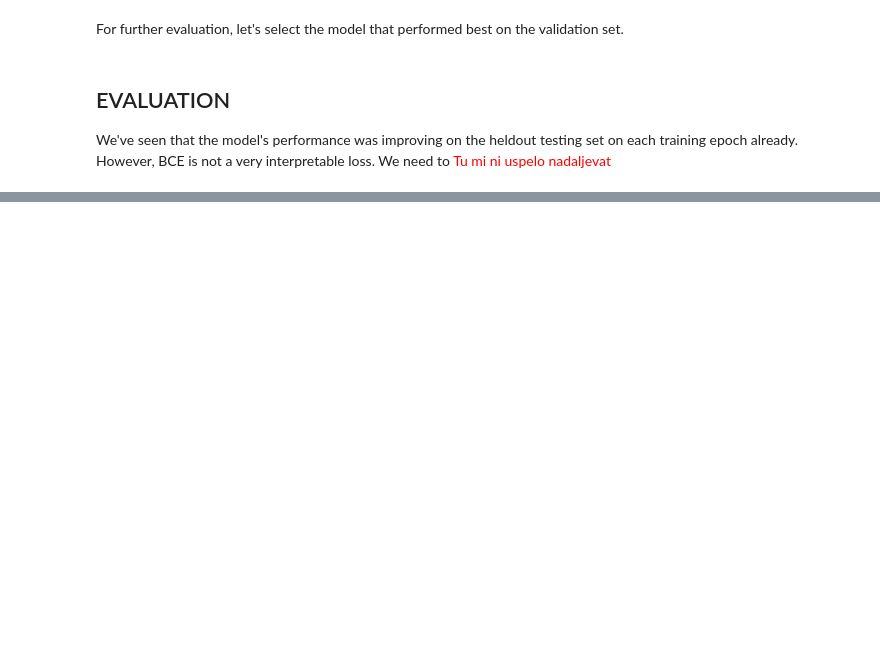
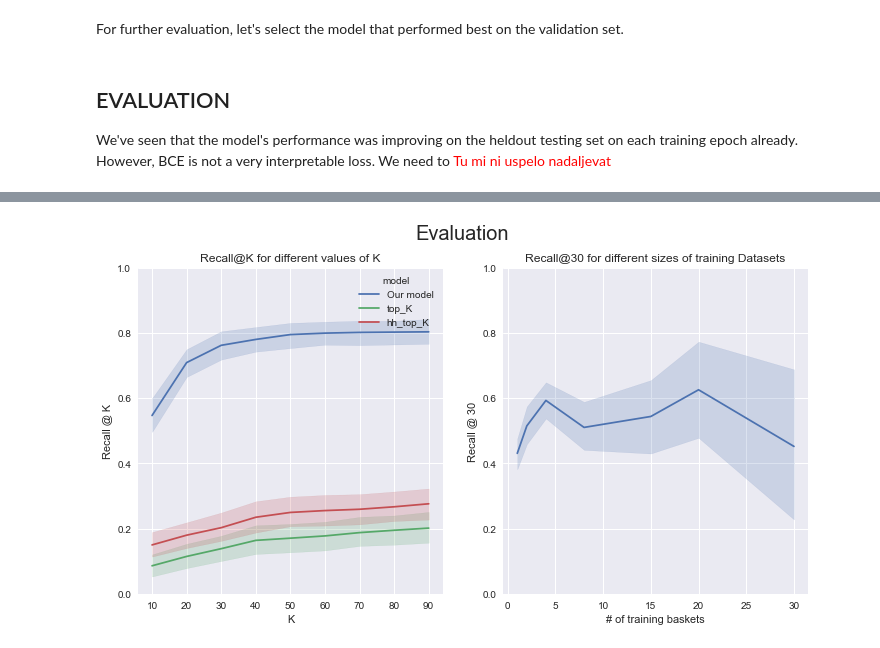
Before and after one commit to MarusaOrazem/MLG_project, a Jupyter notebook: Models/Working Colab.ipynb, the cells around one changed output, grey strips where cells are left out. Saved outputs shown, nothing was run; the diff lists cells and outputs as text; code cells hidden in the pictures; blank space fills up the shorter version.

Commit message:
implemented recall and baselines.

```diff
--- a/Models/Working Colab.ipynb
+++ b/Models/Working Colab.ipynb
@@ -722,0 +731,84 @@ results = RatK(model, test_loader, True)
+# %%
+GLOBAL_VALUE_COUNTS = original_csv.PRODUCT_ID.value_counts()
+def top_K(K):
+    codes = list(GLOBAL_VALUE_COUNTS[:K].reset_index()['index'])
+    pred = torch.zeros(num_all_unique_items)
+    for code in codes:
+        pred[reverse_uid[str(code)]] = 1
+    return pred
+
+
+def hh_top(K, Xbaskets):
+    total = torch.zeros(num_all_unique_items)
+    for batch in Xbaskets[:-1]:
+        total += batch.y.to_dense()
+    indices = torch.argsort(total, descending=True)[:K]
+    pred = torch.zeros(num_all_unique_items)
+    for i in indices:
+        pred[i] = 1
+    return pred
+# %%
+def baselines(model, top_K, hh_top, test_loader, show_plot=True, save_fig=False):
+    results2 = {'#baskets' : [], 'R@30' : []}
+    for batch in tqdm(test_loader, desc='Calculating effect of X-size'):
+        ids = torch.tensor([int(i[0]) for i in list(batch[-1].id.values())])
+        model.eval()
+        for size in [1,2,4,8,15,20,30]:
+            try:
+                train_list = batch[:size]
+                target = batch[size]
+                with torch.no_grad():
+                    output = model(train_list, ids)
+                results2['#baskets'].append(size)
+                results2['R@30'].append(sum(el in torch.argsort(output, descending=True)[:30] for el in  target.y.to_dense().nonzero())/len(target.y.to_dense().nonzero()))
+            except IndexError: continue
+
+
+
+
+    results = {'model' : [], 'K' : [], 'R@K' : []}
+    for batch in tqdm(test_loader, desc='Calculating baselines'):
+        ids = torch.tensor([int(i[0]) for i in list(batch[-1].id.values())])
+        train_list = batch[:-1]
+        model.eval()
+        with torch.no_grad():
+            my_outout = model(train_list, ids)
+        for K in range(10,100,10):
+            results['model'].append('Our model')
+            results['K'].append(K)
+            results['R@K'].append(sum(el in torch.argsort(my_outout, descending=True)[:K] for el in batch[-1].y.to_dense().nonzero())/len(batch[-1].y.to_dense().nonzero()))
+
+            pred_topK = top_K(K)
+            results['model'].append('top_K')
+            results['K'].append(K)
+            results['R@K'].append(sum(el in torch.argsort(pred_topK, descending=True)[:K] for el in batch[-1].y.to_dense().nonzero())/len(batch[-1].y.to_dense().nonzero()))
+
+            results['model'].append('hh_top_K')
+            results['K'].append(K)
+            pred_hh_top = hh_top(K, train_list)
+            results['R@K'].append(sum(el in torch.argsort(pred_hh_top, descending=True)[:K] for el in batch[-1].y.to_dense().nonzero())/len(batch[-1].y.to_dense().nonzero()))
+
+
+
+    df = pd.DataFrame(results)
+    df2 = pd.DataFrame(results2)
+    plt.style.use('seaborn')
+    size = (12, 6)
+    fig, ax = plt.subplots(1,2, figsize=size)
+    sns.lineplot(data=df, x='K', y='R@K', hue='model', ax=ax[0])
+    sns.lineplot(data=df2, x='#baskets', y='R@30', ax=ax[1])
+    ax[0].set_xlabel('K')
+    ax[0].set_ylabel('Recall @ K')
+    ax[0].set_ylim(0,1)
+    ax[0].set_title('Recall@K for different values of K')
+    ax[1].set_title('Recall@30 for different sizes of training Datasets')
+    ax[1].set_xlabel('# of training baskets')
+    ax[1].set_ylabel('Recall @ 30')
+    ax[1].set_ylim(0,1)
+    plt.suptitle('Evaluation', fontsize=20)
+
+
+    return {'df' : df, 'fig' : fig, 'df2' : df2}
+results = baselines(model, top_K, hh_top, test_loader, True)
+# %% [output]
+[figure, added]
```
Also changed, not shown: parts of 11 cells of this notebook.
